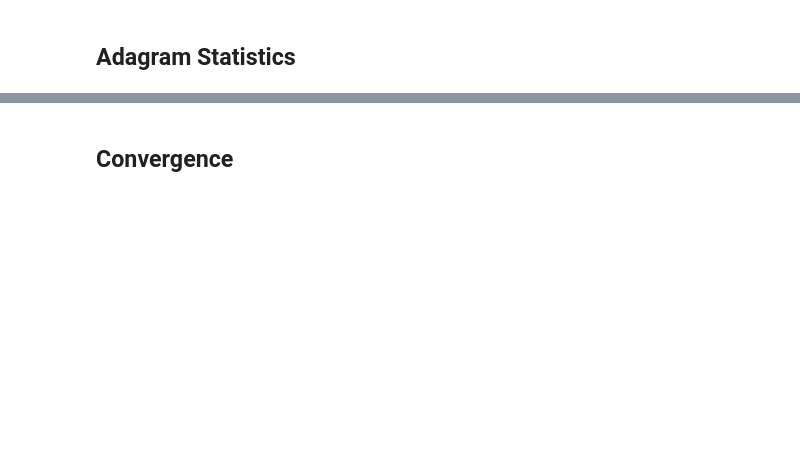
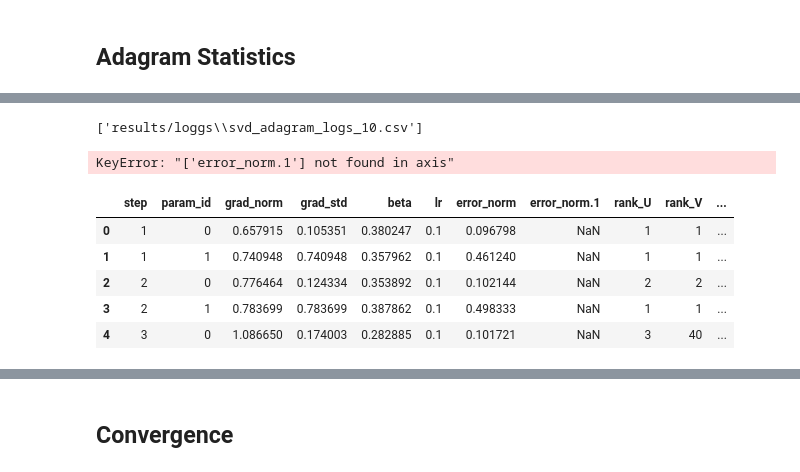
Before and after one commit to tnmtvv/AdaGram, a Jupyter notebook: notebooks/gram_tests.ipynb, the cells around one changed output, grey strips where cells are left out. Saved outputs shown, nothing was run; the diff lists cells and outputs as text; code cells hidden in the pictures; blank space fills up the shorter version.

```diff
--- a/notebooks/gram_tests.ipynb
+++ b/notebooks/gram_tests.ipynb
@@ -495,3 +540,55 @@ KeyError: 'method'
+# %%
+import pandas as pd
+import glob
+import os
+import re
+
+def extract_metadata(filename):
+    # Remove directory and extension
+    base = os.path.basename(filename)
+    name, _ = os.path.splitext(base)
+    # Match optimizer and rank (e.g., nosvd_adagram_logs_2)
+    match = re.match(r'([a-zA-Z]+)_adagram_logs_(\d+)', name)
+    if match:
+        optimizer = match.group(1)
+        rank = int(match.group(2))
+    elif name == 'adagram_adagram':
+        optimizer = 'vanilla'
+        rank = None
+    else:
+        print(name)
+        optimizer = 'unknown'
+        rank = None
+    return optimizer, rank
+
+csv_files = glob.glob('results/loggs/*.csv')
+print(csv_files)
+
+dfs = []
+for file in csv_files:
+    df = pd.read_csv(file)
+    optimizer, rank = extract_metadata(file)
+    df['method'] = optimizer
+    df['rank'] = rank
+    dfs.append(df)
+
+df_logs = pd.concat(dfs)
+# %% [output]
+['results/loggs\\svd_adagram_logs_10.csv']
+# %%
+df_logs.drop(columns=["error_norm.1"], inplace=True)
+df_logs = df_logs.reset_index(drop=True)
+# %% [output]
+KeyError: "['error_norm.1'] not found in axis"
+# %%
+df_logs.head()
+# %% [output]
+|  | step | param_id | grad_norm | grad_std | beta | lr | error_norm | error_norm.1 | rank_U | rank_V | ... |
+| 0 | 1 | 0 | 0.657915 | 0.105351 | 0.380247 | 0.1 | 0.096798 | NaN | 1 | 1 | ... |
+| 1 | 1 | 1 | 0.740948 | 0.740948 | 0.357962 | 0.1 | 0.461240 | NaN | 1 | 1 | ... |
+| 2 | 2 | 0 | 0.776464 | 0.124334 | 0.353892 | 0.1 | 0.102144 | NaN | 2 | 2 | ... |
+| 3 | 2 | 1 | 0.783699 | 0.783699 | 0.387862 | 0.1 | 0.498333 | NaN | 1 | 1 | ... |
+| 4 | 3 | 0 | 1.086650 | 0.174003 | 0.282885 | 0.1 | 0.101721 | NaN | 3 | 40 | ... |
 # %%
 plt.figure(figsize=(15, 8))
 grid = sns.FacetGrid(
```
Also changed, not shown: parts of 13 cells of this notebook, 5 other files.
